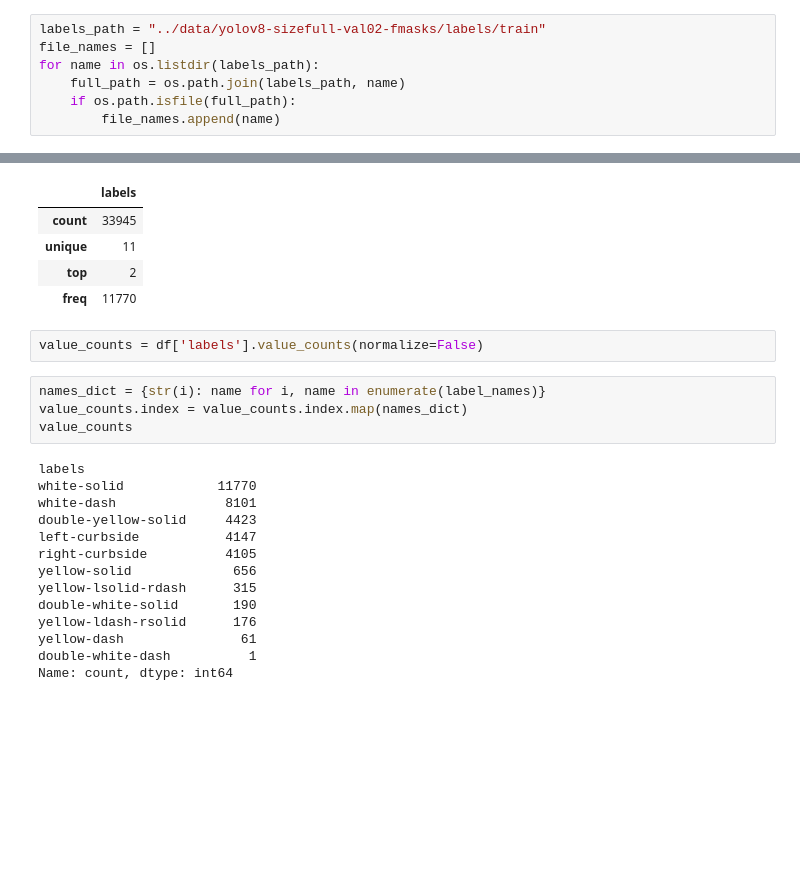
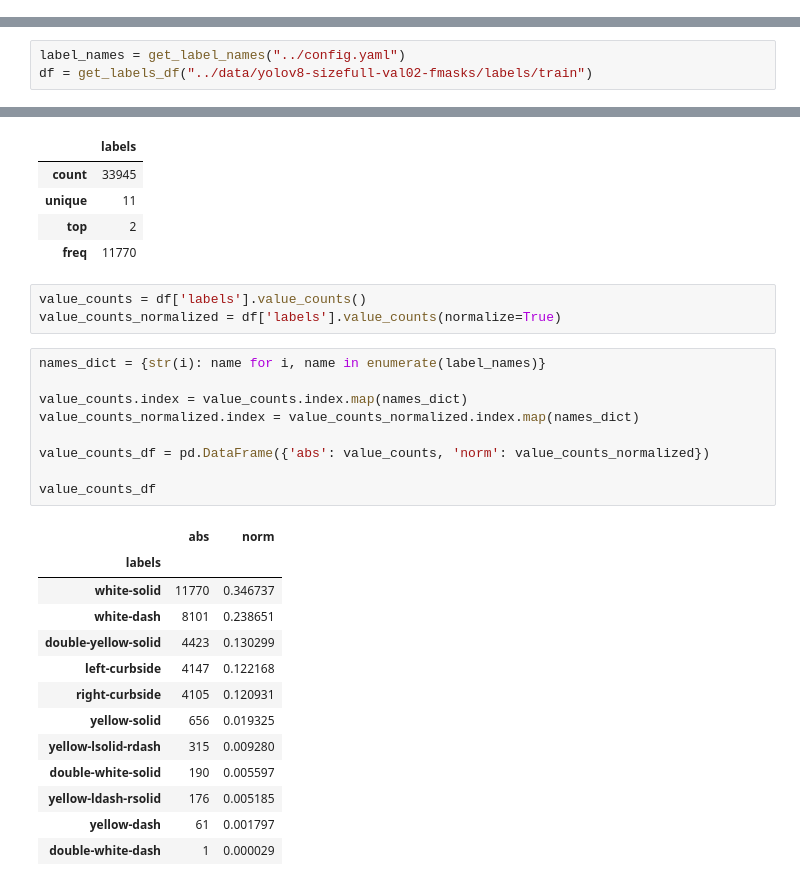
Before and after one commit to SpectreSpect/lane-lines-detection, a Jupyter notebook: exploratory/openlane.ipynb, the cells around one changed output, grey strips where cells are left out. Drawn from its saved outputs; the diff is of its cells as text; blank space fills up the shorter version.

```diff
--- a/exploratory/openlane.ipynb
+++ b/exploratory/openlane.ipynb
@@ -3,11 +3,4 @@ import pandas as pd
 import os
 import matplotlib.pyplot as plt
 import yaml
-# %%
-labels_path = "../data/yolov8-sizefull-val02-fmasks/labels/train"
-file_names = []
-for name in os.listdir(labels_path):
-    full_path = os.path.join(labels_path, name)
-    if os.path.isfile(full_path):
-        file_names.append(name)
 # %%
@@ -28,3 +35,6 @@ df = pd.DataFrame({'labels': labels})
+# %%
+label_names = get_label_names("../config.yaml")
+df = get_labels_df("../data/yolov8-sizefull-val02-fmasks/labels/train")
 # %%
 df.info()
 # %% [output]
@@ -45,23 +55,29 @@ df.describe()
 | top | 2 |
 | freq | 11770 |
 # %%
-value_counts = df['labels'].value_counts(normalize=False)
+value_counts = df['labels'].value_counts()
+value_counts_normalized = df['labels'].value_counts(normalize=True)
 # %%
 names_dict = {str(i): name for i, name in enumerate(label_names)}
+
 value_counts.index = value_counts.index.map(names_dict)
-value_counts
+value_counts_normalized.index = value_counts_normalized.index.map(names_dict)
+
+value_counts_df = pd.DataFrame({'abs': value_counts, 'norm': value_counts_normalized})
+
+value_counts_df
 # %% [output]
-labels
-white-solid            11770
-white-dash              8101
-double-yellow-solid     4423
-left-curbside           4147
-right-curbside          4105
-yellow-solid             656
-yellow-lsolid-rdash      315
-double-white-solid       190
-yellow-ldash-rsolid      176
-yellow-dash               61
-double-white-dash          1
-Name: count, dtype: int64
+|  | abs | norm |
+| labels |  |  |
+| white-solid | 11770 | 0.346737 |
+| white-dash | 8101 | 0.238651 |
+| double-yellow-solid | 4423 | 0.130299 |
+| left-curbside | 4147 | 0.122168 |
+| right-curbside | 4105 | 0.120931 |
+| yellow-solid | 656 | 0.019325 |
+| yellow-lsolid-rdash | 315 | 0.009280 |
+| double-white-solid | 190 | 0.005597 |
+| yellow-ldash-rsolid | 176 | 0.005185 |
+| yellow-dash | 61 | 0.001797 |
+| double-white-dash | 1 | 0.000029 |
 # %%
```
Also changed, not shown: parts of 4 cells of this notebook.
